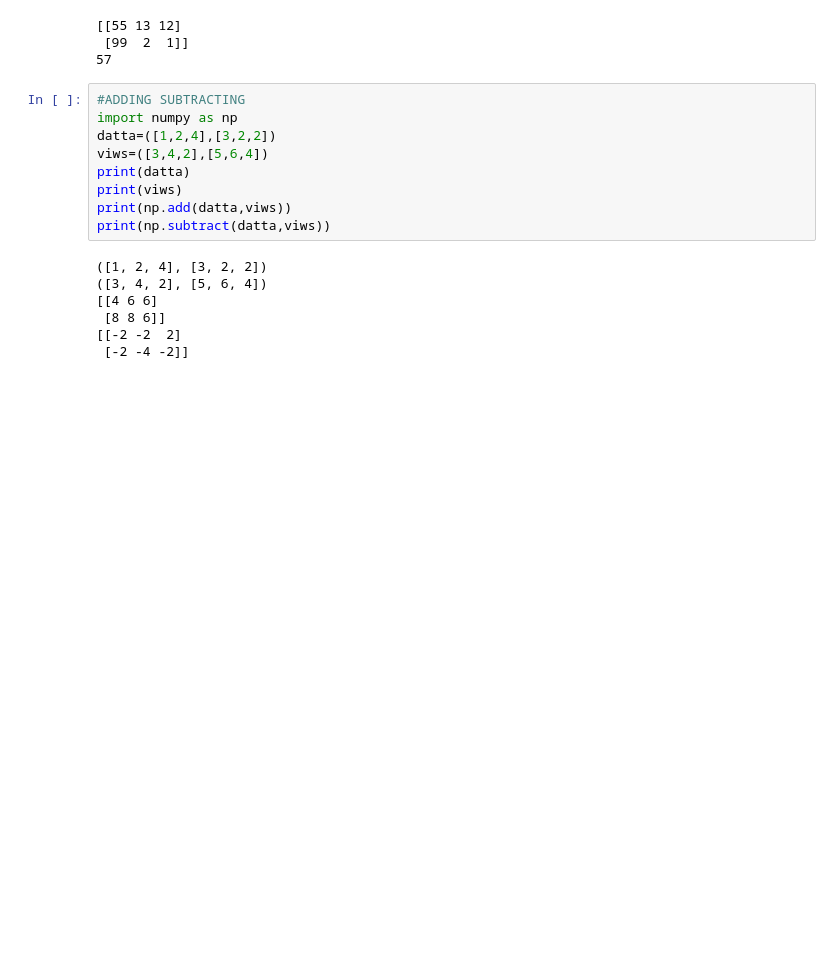
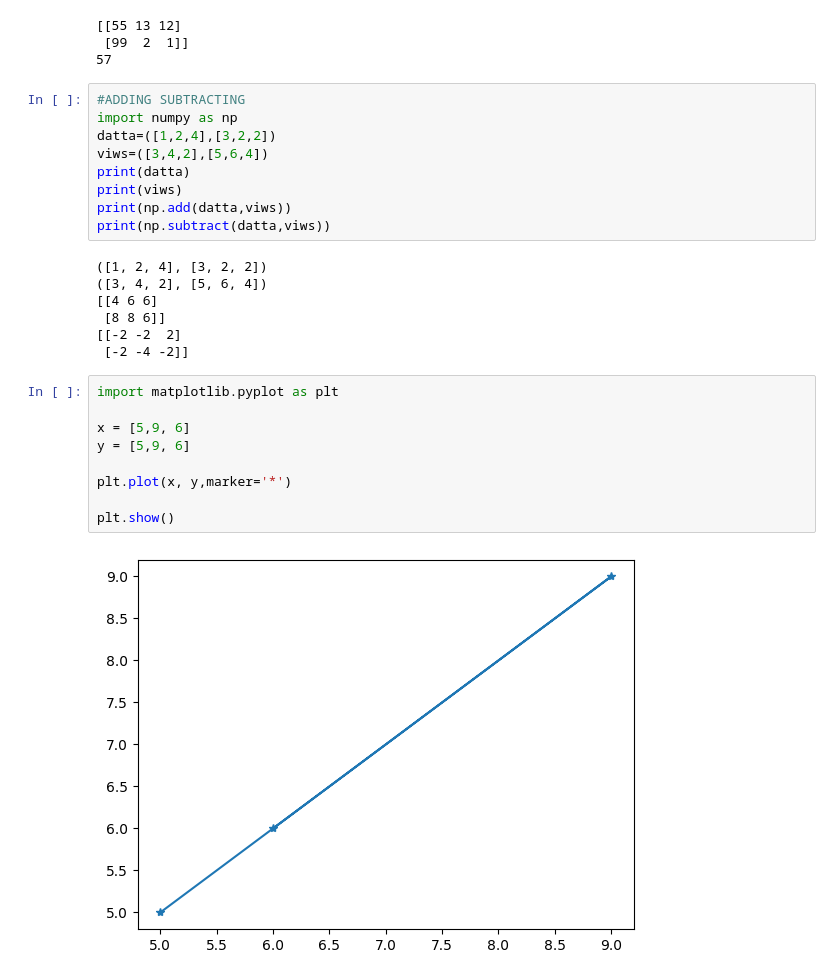
Before and after one commit to manik910/Python-practice, a Jupyter notebook: python.ipynb, the cells around one changed output. Drawn from its saved outputs; the diff is of its cells as text; blank space fills up the shorter version.

```diff
--- a/python.ipynb
+++ b/python.ipynb
@@ -327,3 +327,14 @@ print(np.subtract(datta,viws))
  [8 8 6]]
 [[-2 -2  2]
  [-2 -4 -2]]
+# %%
+import matplotlib.pyplot as plt
+
+x = [5,9, 6]
+y = [5,9, 6]
+
+plt.plot(x, y,marker='*')
+
+plt.show()
+# %% [output]
+[figure, added]
```
